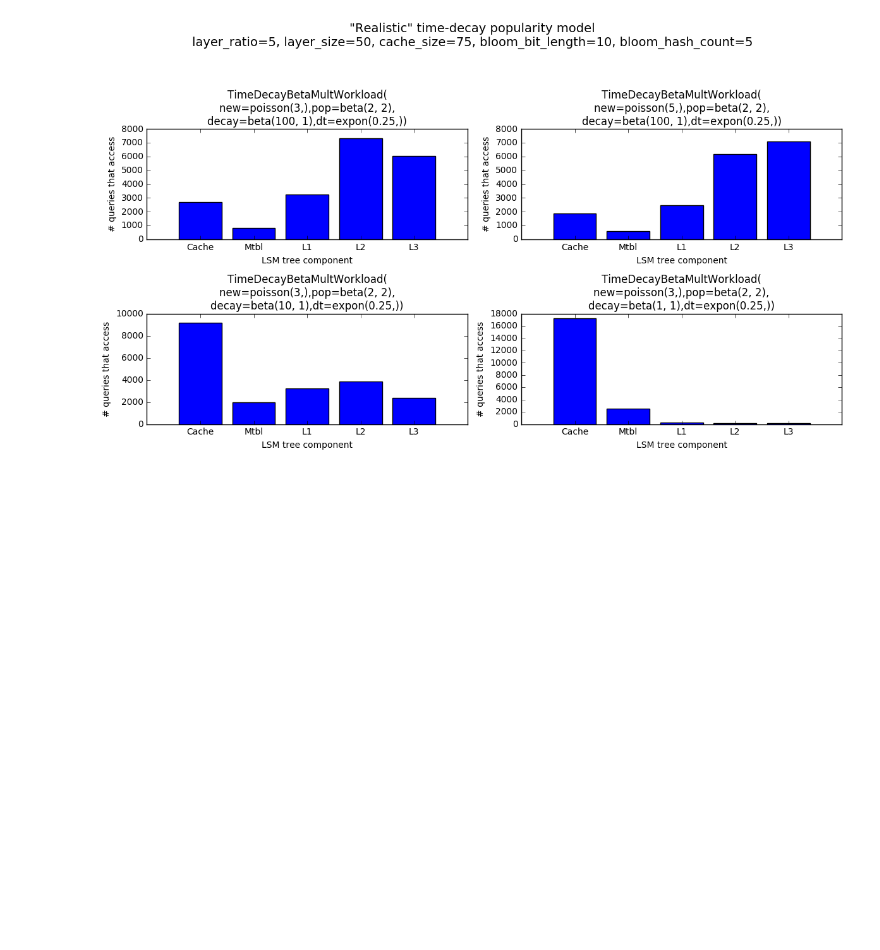
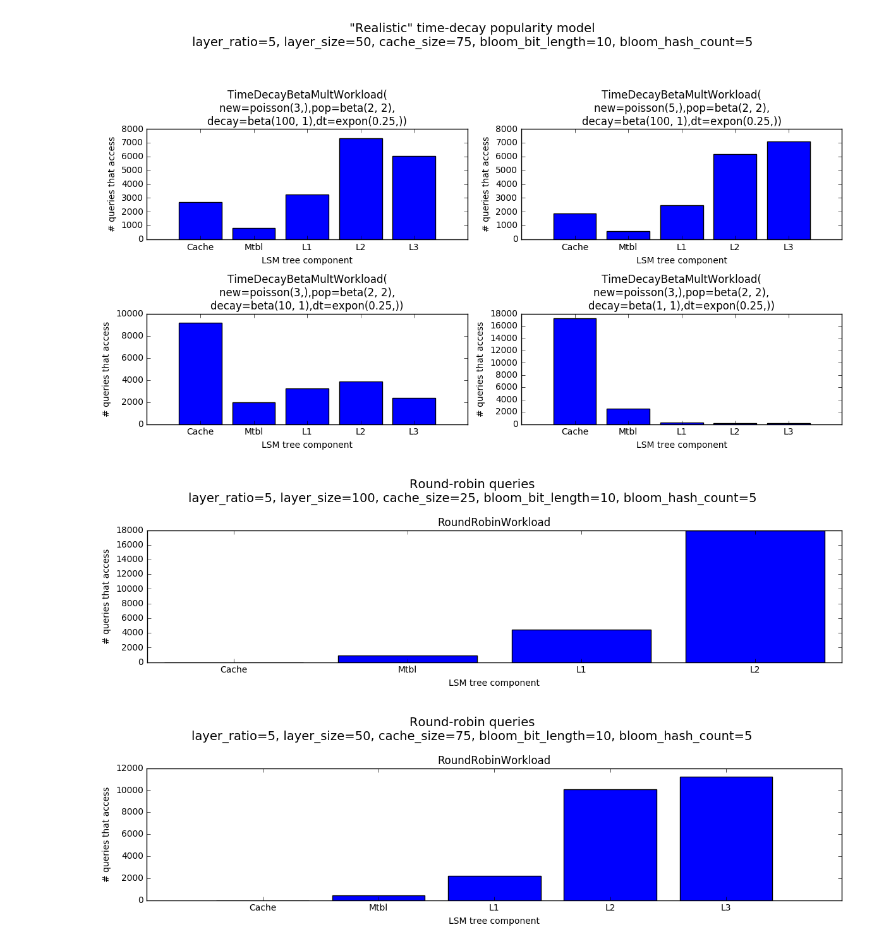
Before and after one commit to asross/cs265, a Jupyter notebook: simulations/lsemulation.ipynb, the cells around one changed output. Cells and saved outputs as stored; diff of their text form; code cells hidden in the pictures; blank space fills up the shorter version.

Commit message:
add round-robin queries

```diff
--- a/simulations/lsemulation.ipynb
+++ b/simulations/lsemulation.ipynb
@@ -113,3 +113,12 @@ plot_workload_trees(timedecs, '"Realistic" time-decay popularity model', (2,2),
 # %% [output]
 [figure]
 [figure]
+# %%
+plot_workload_trees(robins, 'Round-robin queries',
+    **{'cache_size': 25, 'layer_size': 100, 'layer_ratio': 5, 'bloom_bit_length': 10, 'bloom_hash_count': 5})
+
+plot_workload_trees(robins, 'Round-robin queries',
+    **{'cache_size': 75, 'layer_size': 50, 'layer_ratio': 5, 'bloom_bit_length': 10, 'bloom_hash_count': 5})
+# %% [output]
+[figure, added]
+[figure, added]
```
